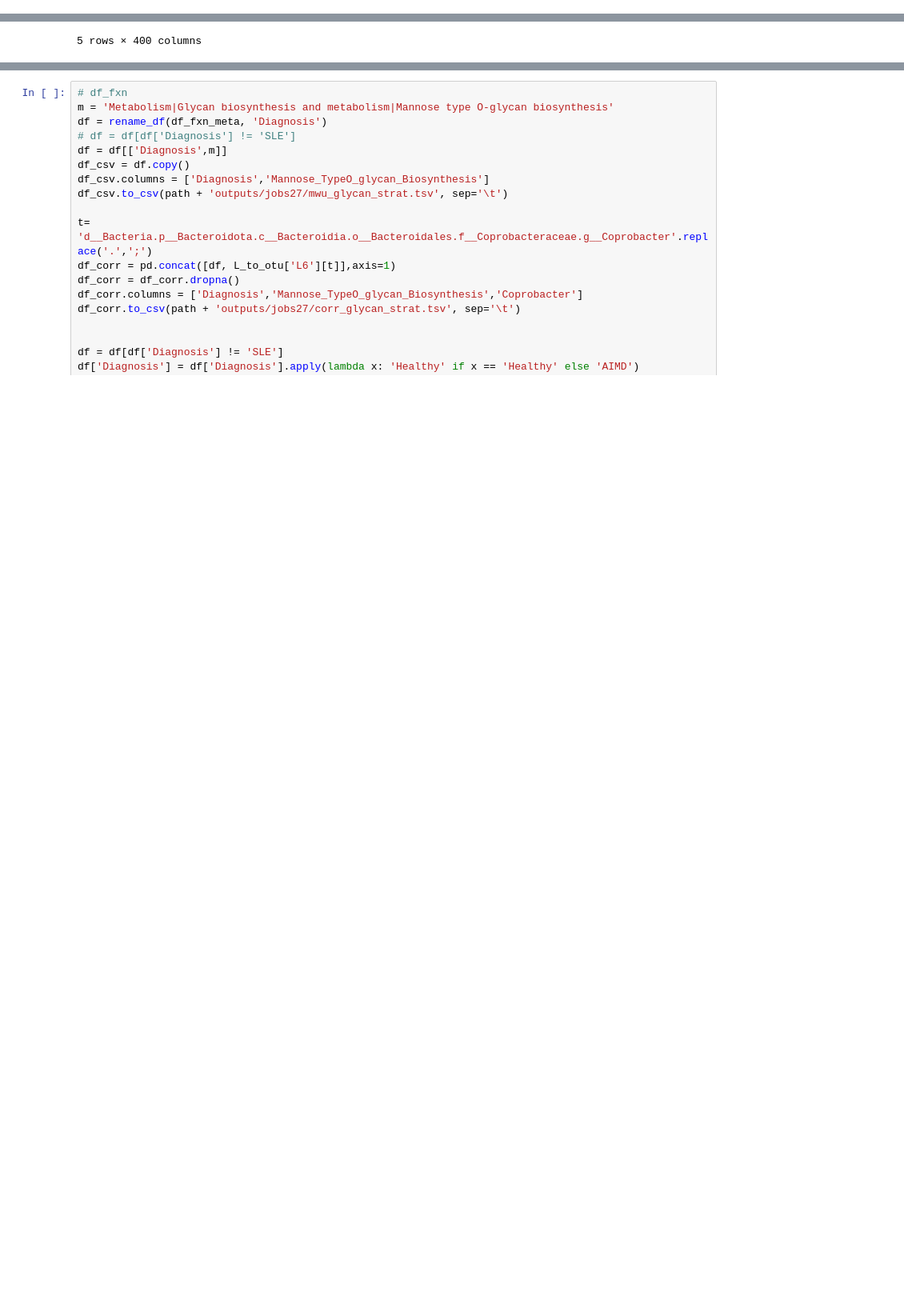
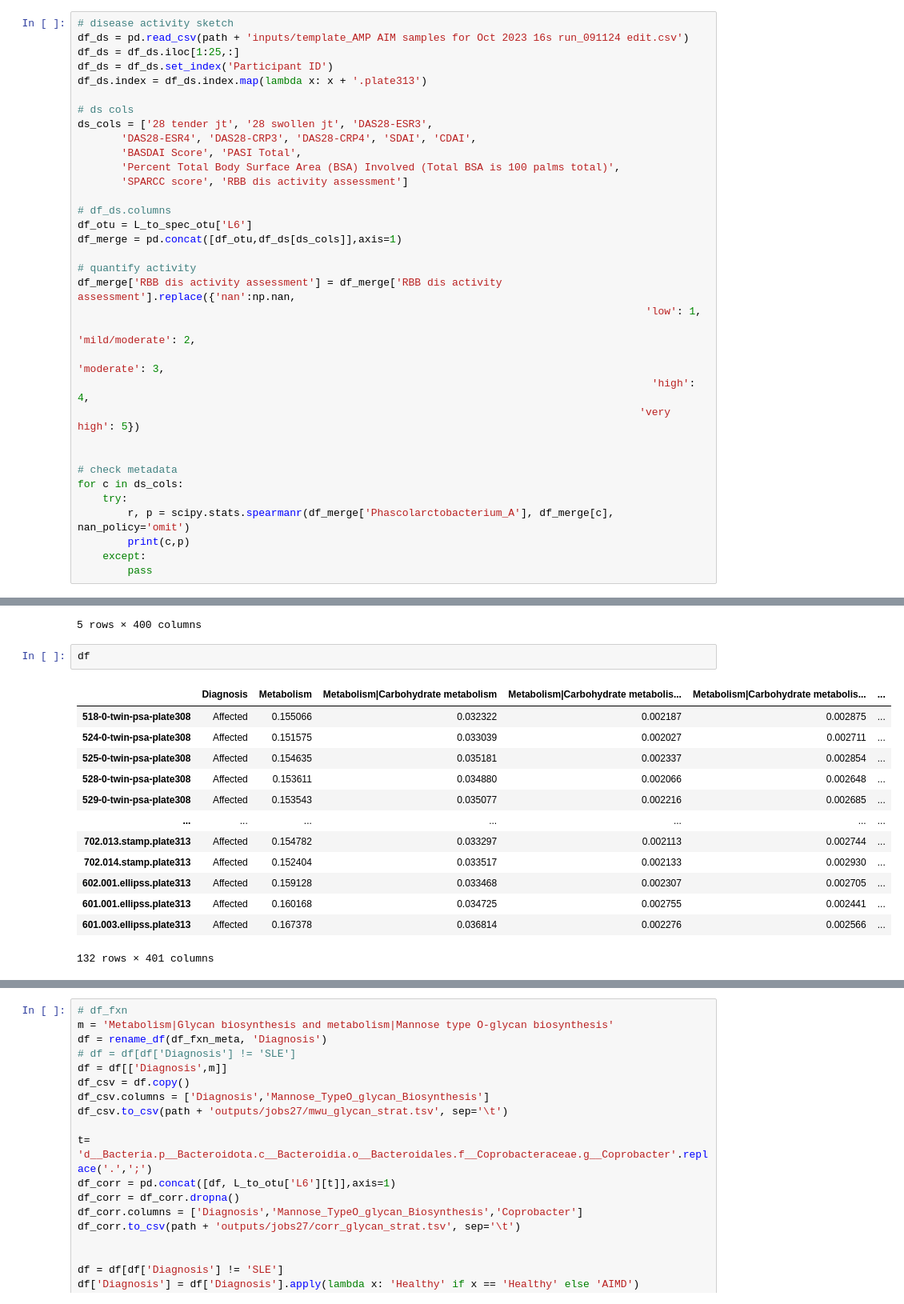
Before and after one commit to kbpi314/ampaim, a Jupyter notebook: code/AMPAIM_v10.ipynb, the cells around one changed output, grey strips where cells are left out. Shown at 80% size. Cells and saved outputs as stored; diff of their text form; blank space fills up the shorter version.

```diff
--- a/code/AMPAIM_v10.ipynb
+++ b/code/AMPAIM_v10.ipynb
@@ -820,0 +1005,34 @@ set()
+# %%
+# disease activity sketch
+df_ds = pd.read_csv(path + 'inputs/template_AMP AIM samples for Oct 2023 16s run_091124 edit.csv')
+df_ds = df_ds.iloc[1:25,:]
+df_ds = df_ds.set_index('Participant ID')
+df_ds.index = df_ds.index.map(lambda x: x + '.plate313')
+
+# ds cols
+ds_cols = ['28 tender jt', '28 swollen jt', 'DAS28-ESR3',
+       'DAS28-ESR4', 'DAS28-CRP3', 'DAS28-CRP4', 'SDAI', 'CDAI',
+       'BASDAI Score', 'PASI Total',
+       'Percent Total Body Surface Area (BSA) Involved (Total BSA is 100 palms total)',
+       'SPARCC score', 'RBB dis activity assessment']
+
+# df_ds.columns
+df_otu = L_to_spec_otu['L6']
+df_merge = pd.concat([df_otu,df_ds[ds_cols]],axis=1)
+
+# quantify activity
+df_merge['RBB dis activity assessment'] = df_merge['RBB dis activity assessment'].replace({'nan':np.nan,
+                                                                                           'low': 1,
+                                                                                           'mild/moderate': 2,
+                                                                                           'moderate': 3,
+                                                                                            'high': 4,
+                                                                                          'very high': 5})
+
+
+# check metadata
+for c in ds_cols:
+    try:
+        r, p = scipy.stats.spearmanr(df_merge['Phascolarctobacterium_A'], df_merge[c], nan_policy='omit')
+        print(c,p)
+    except:
+        pass
@@ -1287,6 +1518,22 @@ df_fxn.head()
 | 240-psa-plate307 | 0.160501 | 0.035443 | 0.002249 | 0.002794 | ... |
 | 241-pso-plate307 | 0.157769 | 0.026655 | 0.002151 | 0.003115 | ... |
 5 rows × 400 columns
+# %%
+df
+# %% [output]
+|  | Diagnosis | Metabolism | Metabolism|Carbohydrate metabolism | Metabolism|Carbohydrate metabolis... | Metabolism|Carbohydrate metabolis... | ... |
+| 518-0-twin-psa-plate308 | Affected | 0.155066 | 0.032322 | 0.002187 | 0.002875 | ... |
+| 524-0-twin-psa-plate308 | Affected | 0.151575 | 0.033039 | 0.002027 | 0.002711 | ... |
+| 525-0-twin-psa-plate308 | Affected | 0.154635 | 0.035181 | 0.002337 | 0.002854 | ... |
+| 528-0-twin-psa-plate308 | Affected | 0.153611 | 0.034880 | 0.002066 | 0.002648 | ... |
+| 529-0-twin-psa-plate308 | Affected | 0.153543 | 0.035077 | 0.002216 | 0.002685 | ... |
+| ... | ... | ... | ... | ... | ... | ... |
+| 702.013.stamp.plate313 | Affected | 0.154782 | 0.033297 | 0.002113 | 0.002744 | ... |
+| 702.014.stamp.plate313 | Affected | 0.152404 | 0.033517 | 0.002133 | 0.002930 | ... |
+| 602.001.ellipss.plate313 | Affected | 0.159128 | 0.033468 | 0.002307 | 0.002705 | ... |
+| 601.001.ellipss.plate313 | Affected | 0.160168 | 0.034725 | 0.002755 | 0.002441 | ... |
+| 601.003.ellipss.plate313 | Affected | 0.167378 | 0.036814 | 0.002276 | 0.002566 | ... |
+132 rows × 401 columns
 # %%
 # merge pathway data with metadata and do AvH
 df_fxn_meta = pd.concat([df_meta['Diagnosis'], df_fxn], axis=1)
```
Also changed, not shown: parts of 40 cells of this notebook.
